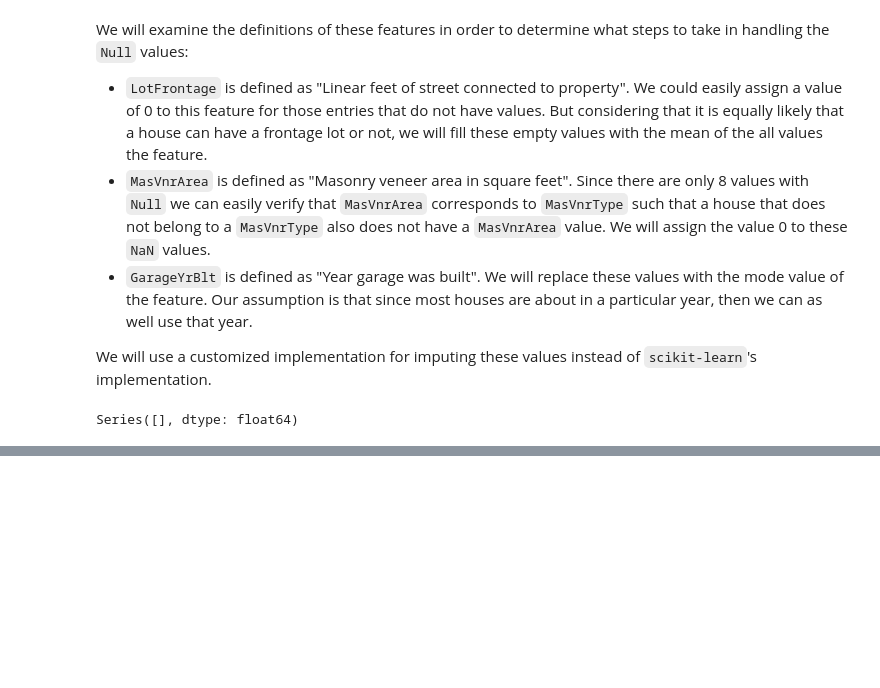
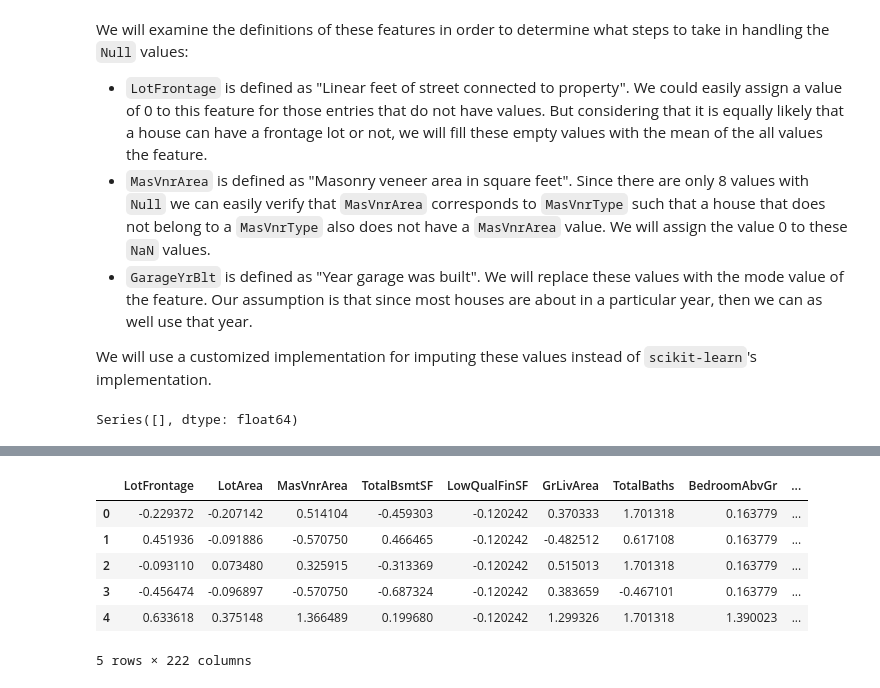
Before and after one commit to osaetinevbuoma/ames_housing_prices, a Jupyter notebook: ames_prediction_v3.ipynb, the cells around one changed output, grey strips where cells are left out. Drawn from its saved outputs; the diff is of its cells as text; code cells hidden in the pictures; blank space fills up the shorter version.

Commit message:
Data preprocessing

```diff
--- a/ames_prediction_v3.ipynb
+++ b/ames_prediction_v3.ipynb
@@ -280,0 +307,21 @@ Series([], dtype: float64)
+# %%
+# 1.
+df.drop(['BsmtFinSF1', 'BsmtFinSF2', 'BsmtUnfSF'], axis=1, inplace=True)
+
+# 2.
+df.drop(['1stFlrSF', '2ndFlrSF'], axis=1, inplace=True)
+
+# 3.
+df['TotalBaths'] = df['BsmtFullBath'] + df['BsmtHalfBath'] + df['FullBath'] + df['HalfBath']
+df.drop(['BsmtFullBath', 'BsmtHalfBath', 'FullBath', 'HalfBath'], axis=1, inplace=True)
+
+# 4.
+df['GarageAreaPerCar'] = df['GarageArea'] / df['GarageCars']
+df['GarageAreaPerCar'].replace({np.nan: 0}, inplace=True)  # Some values will equate to NaN because of 0 division
+df.drop(['GarageCars', 'GarageArea'], axis=1, inplace=True)
+
+# 5.
+df['TotalPorchSize'] = df['OpenPorchSF'] + df['EnclosedPorch'] + df['3SsnPorch'] + df['ScreenPorch']
+df.drop(['OpenPorchSF', 'EnclosedPorch', '3SsnPorch', 'ScreenPorch'], axis=1, inplace=True)
+
+df.head()
@@ -280,0 +358,27 @@ Series([], dtype: float64)
+# %%
+scale_columns = [ 'LotFrontage', 'LotArea', 'MasVnrArea', 'TotalBsmtSF', 'LowQualFinSF', 'GrLivArea',
+                 'TotalBaths', 'BedroomAbvGr', 'KitchenAbvGr', 'TotRmsAbvGrd', 'Fireplaces', 'GarageAreaPerCar',
+                 'WoodDeckSF', 'TotalPorchSize', 'PoolArea', 'MiscVal' ]
+# %%
+from sklearn.preprocessing import StandardScaler
+
+scaler = StandardScaler()
+scaled = scaler.fit_transform(df[scale_columns])
+
+# Make a new dataframe from returned scaled array
+scaled_df = pd.DataFrame(scaled, columns=scale_columns)
+
+# Drop previous columns from original dataframe and replace with scaled
+# columns
+df.drop(scale_columns, axis=1, inplace=True)
+concatenated = [scaled_df, df]
+df = pd.concat(concatenated, axis=1)
+df.head()
+# %% [output]
+|  | LotFrontage | LotArea | MasVnrArea | TotalBsmtSF | LowQualFinSF | GrLivArea | TotalBaths | BedroomAbvGr | ... |
+| 0 | -0.229372 | -0.207142 | 0.514104 | -0.459303 | -0.120242 | 0.370333 | 1.701318 | 0.163779 | ... |
+| 1 | 0.451936 | -0.091886 | -0.570750 | 0.466465 | -0.120242 | -0.482512 | 0.617108 | 0.163779 | ... |
+| 2 | -0.093110 | 0.073480 | 0.325915 | -0.313369 | -0.120242 | 0.515013 | 1.701318 | 0.163779 | ... |
+| 3 | -0.456474 | -0.096897 | -0.570750 | -0.687324 | -0.120242 | 0.383659 | -0.467101 | 0.163779 | ... |
+| 4 | 0.633618 | 0.375148 | 1.366489 | 0.199680 | -0.120242 | 1.299326 | 1.701318 | 1.390023 | ... |
+5 rows × 222 columns
```
Also changed, not shown: parts of 8 cells of this notebook, 1 other file.
